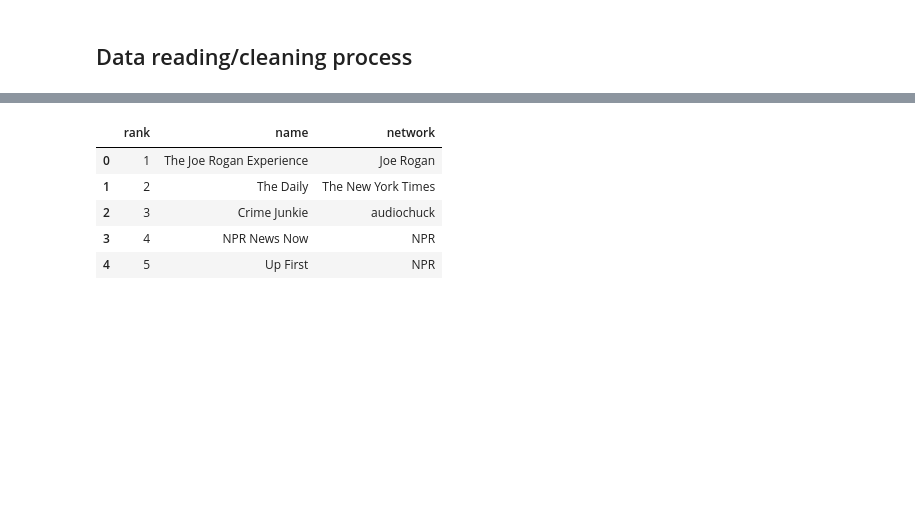
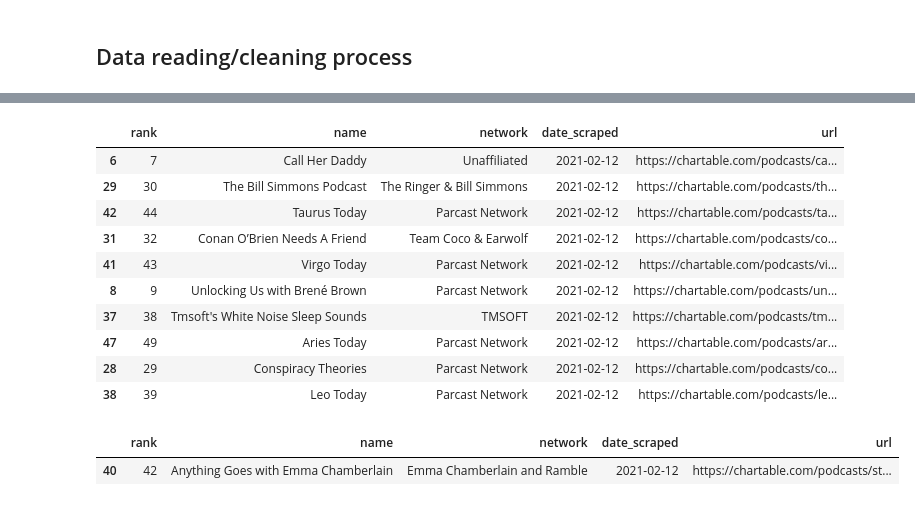
Before and after one commit to pizacd/podcast_scraping_project, a Jupyter notebook: podcast_scraper.ipynb, the cells around one changed output, grey strips where cells are left out. Drawn from its saved outputs; the diff is of its cells as text; code cells hidden in the pictures; blank space fills up the shorter version.

```diff
--- a/podcast_scraper.ipynb
+++ b/podcast_scraper.ipynb
@@ -196,0 +287,14 @@ genre_unpacked.head(10)
+# %%
+chart50.sample(10)
+# %% [output]
+|  | rank | name | network | date_scraped | url |
+| 6 | 7 | Call Her Daddy | Unaffiliated | 2021-02-12 | https://chartable.com/podcasts/ca... |
+| 29 | 30 | The Bill Simmons Podcast | The Ringer & Bill Simmons | 2021-02-12 | https://chartable.com/podcasts/th... |
+| 42 | 44 | Taurus Today | Parcast Network | 2021-02-12 | https://chartable.com/podcasts/ta... |
+| 31 | 32 | Conan O’Brien Needs A Friend | Team Coco & Earwolf | 2021-02-12 | https://chartable.com/podcasts/co... |
+| 41 | 43 | Virgo Today | Parcast Network | 2021-02-12 | https://chartable.com/podcasts/vi... |
+| 8 | 9 | Unlocking Us with Brené Brown | Parcast Network | 2021-02-12 | https://chartable.com/podcasts/un... |
+| 37 | 38 | Tmsoft's White Noise Sleep Sounds | TMSOFT | 2021-02-12 | https://chartable.com/podcasts/tm... |
+| 47 | 49 | Aries Today | Parcast Network | 2021-02-12 | https://chartable.com/podcasts/ar... |
+| 28 | 29 | Conspiracy Theories | Parcast Network | 2021-02-12 | https://chartable.com/podcasts/co... |
+| 38 | 39 | Leo Today | Parcast Network | 2021-02-12 | https://chartable.com/podcasts/le... |
@@ -197,11 +318,6 @@ genre_unpacked.head(10)
 # %%
-import pandas as pd
-spotify_top50 = pd.read_csv('spotify_top50podcasts.csv',names = ['rank','name','network'])
-spotify_top50.head()
+chart50 = pd.read_csv('spotify_top50podcasts.csv', names = ['rank','name','network','date_scraped','url'])
+chart50.sample()
 # %% [output]
-|  | rank | name | network |
-| 0 | 1 | The Joe Rogan Experience | Joe Rogan |
-| 1 | 2 | The Daily | The New York Times |
-| 2 | 3 | Crime Junkie | audiochuck |
-| 3 | 4 | NPR News Now | NPR |
-| 4 | 5 | Up First | NPR |
+|  | rank | name | network | date_scraped | url |
+| 40 | 42 | Anything Goes with Emma Chamberlain | Emma Chamberlain and Ramble | 2021-02-12 | https://chartable.com/podcasts/st... |
```
Also changed, not shown: parts of 18 cells of this notebook.
